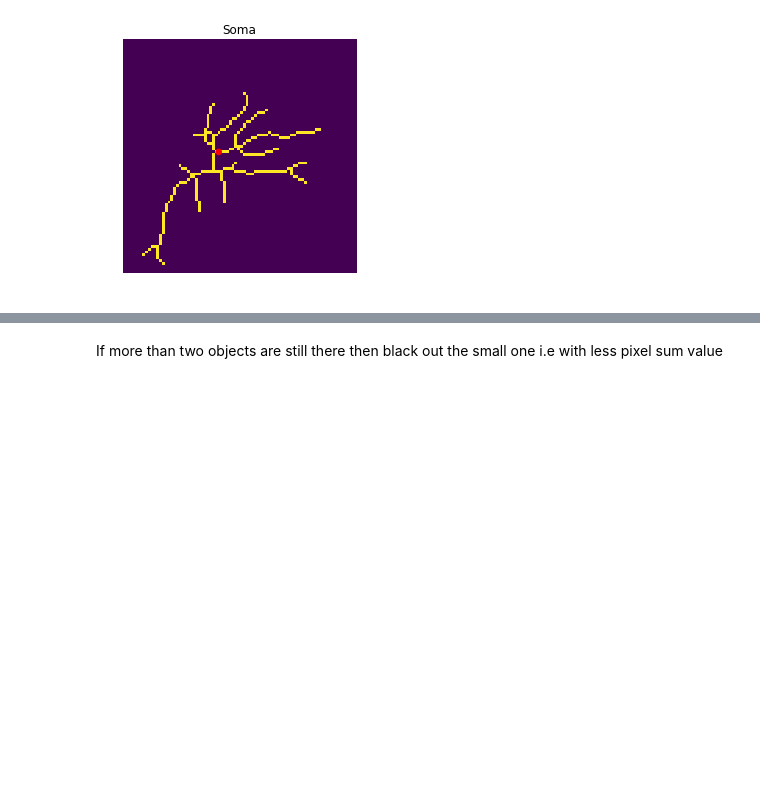
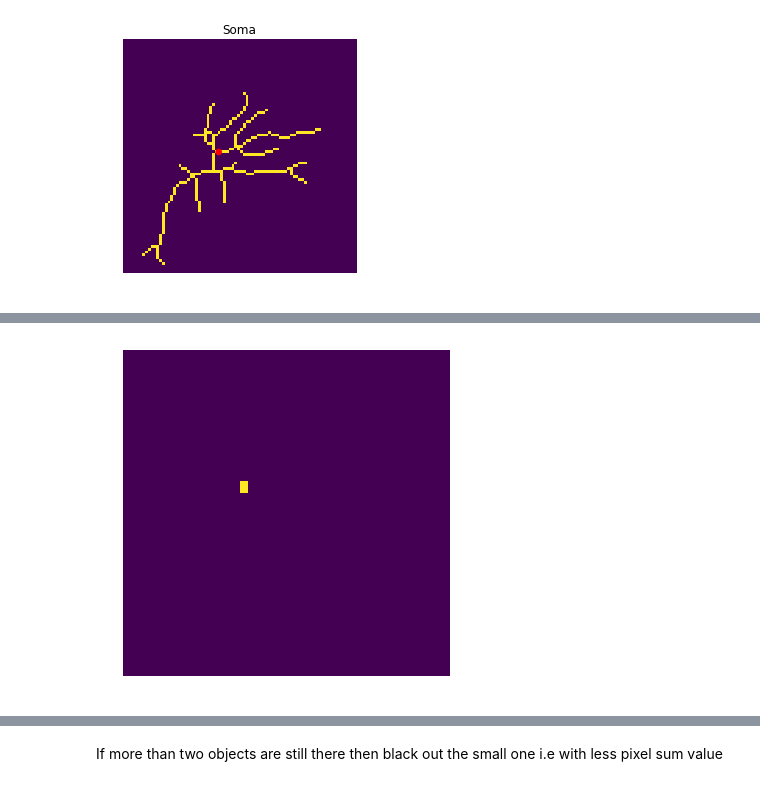
Before and after one commit to swanandlab/SMorph, a Jupyter notebook: sholl analysis.ipynb, the cells around one changed output, grey strips where cells are left out. Cells and saved outputs as stored; diff of their text form; code cells hidden in the pictures; blank space fills up the shorter version.

```diff
--- a/sholl analysis.ipynb
+++ b/sholl analysis.ipynb
@@ -410,0 +352,12 @@ labels = labelling(cell_pixel_coordinates)
+# %%
+def eliminate_loops(image):
+    filled_image = scipy.ndimage.binary_fill_holes(image)
+    return filled_image-image
+
+eliminated_loop = eliminate_loops(final)
+fig, ax = plt.subplots(figsize=(10, 6))
+ax.imshow(eliminated_loop)
+ax.set_axis_off()
+plt.show()
+# %% [output]
+[figure, added]
```
Also changed, not shown: parts of 30 cells of this notebook.
